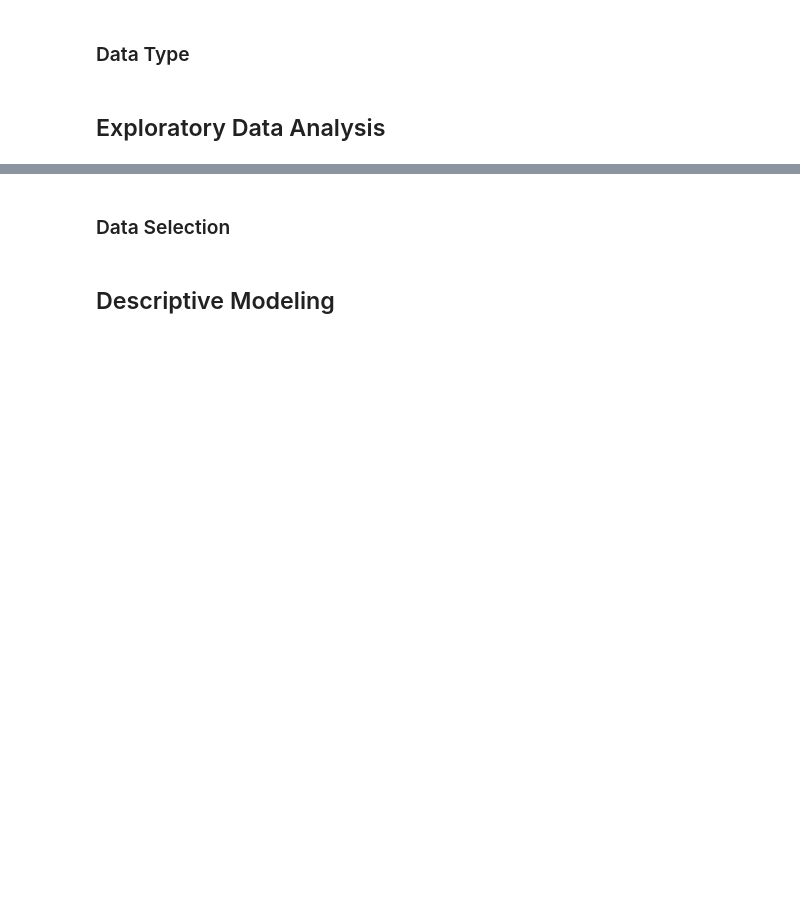
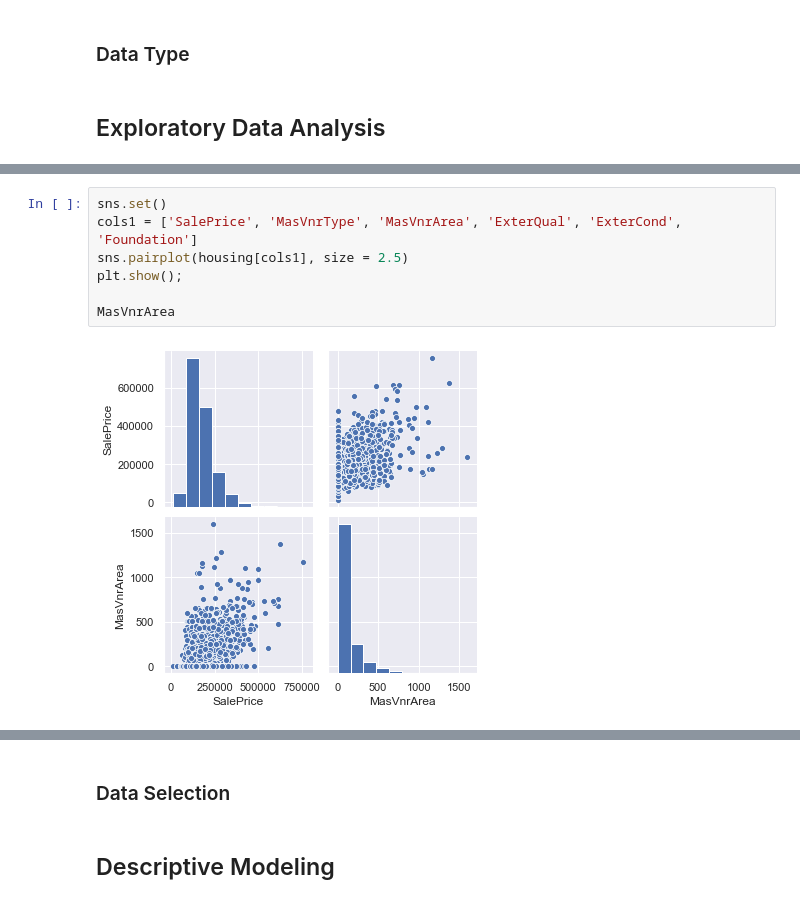
Before and after one commit to danieljinchoy/ames_housing_ml, a Jupyter notebook: ML Project.ipynb, the cells around one changed output, grey strips where cells are left out. Drawn from its saved outputs; the diff is of its cells as text; blank space fills up the shorter version.

```diff
--- a/ML Project.ipynb
+++ b/ML Project.ipynb
@@ -143,0 +182,9 @@ sns.heatmap(corr,annot=True)
+# %%
+sns.set()
+cols1 = ['SalePrice', 'MasVnrType', 'MasVnrArea', 'ExterQual', 'ExterCond', 'Foundation']
+sns.pairplot(housing[cols1], size = 2.5)
+plt.show();
+
+MasVnrArea
+# %% [output]
+[figure, added]
```
Also changed, not shown: parts of 11 cells of this notebook, 5 other files.
